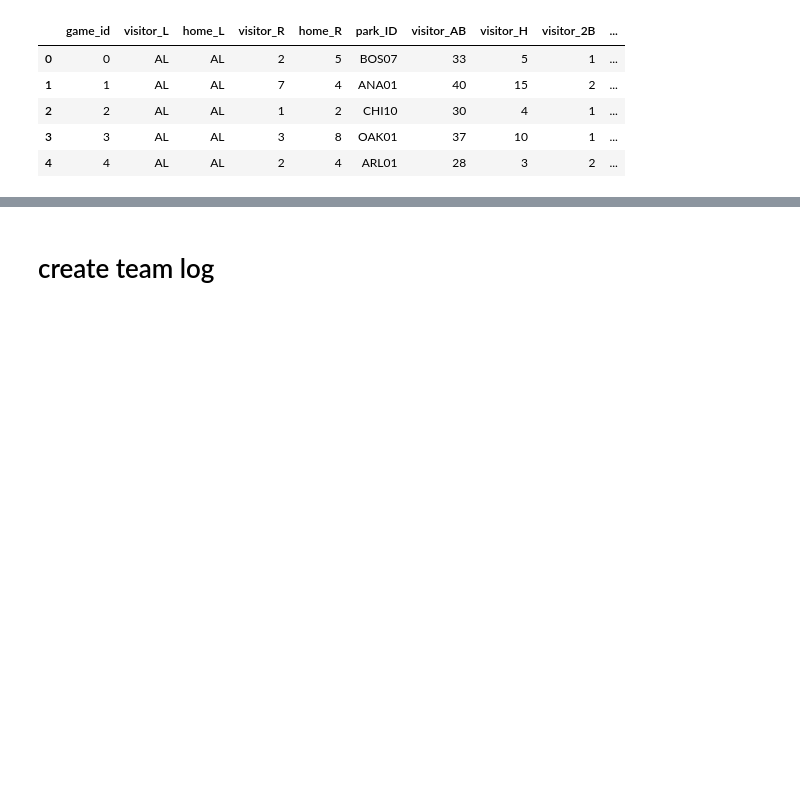
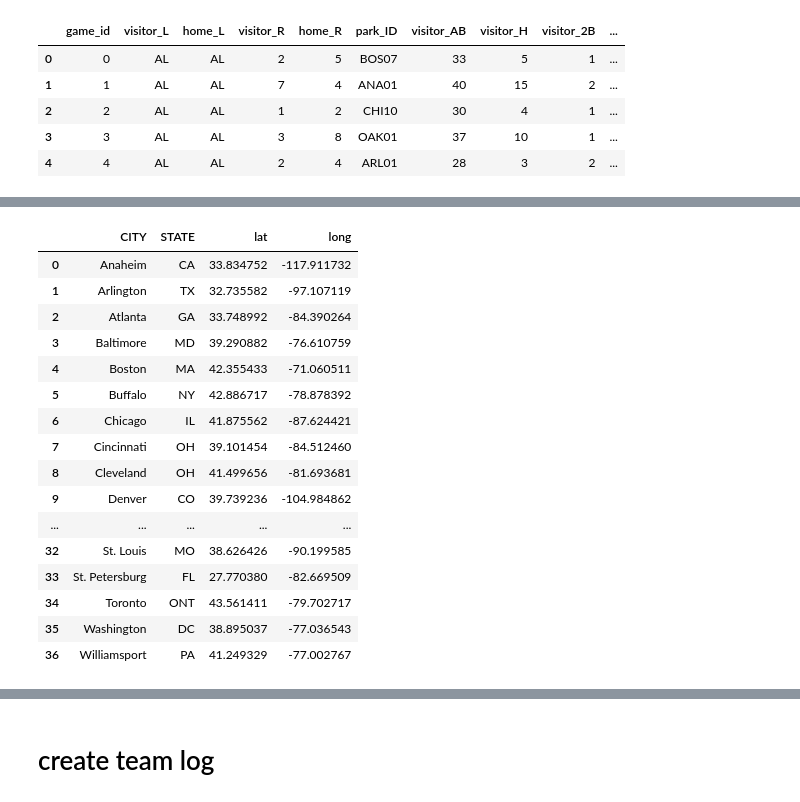
Before and after one commit to lanejere5/mlb, a Jupyter notebook: elo/features.ipynb, the cells around one changed output, grey strips where cells are left out. Drawn from its saved outputs; the diff is of its cells as text; code cells hidden in the pictures; blank space fills up the shorter version.

```diff
--- a/elo/features.ipynb
+++ b/elo/features.ipynb
@@ -220,0 +238,7 @@ parkcode.txt        100%[===================>]  20.22K  --.-KB/s    in 0.02s
+# %%
+# some parks have the same location (city, state)
+# let's use unique city, state pairs to get geolocation data
+# because this is rate limited and slow
+
+locations = parkcode[['CITY', 'STATE']].drop_duplicates()
+len(locations)
@@ -220,0 +253,36 @@ parkcode.txt        100%[===================>]  20.22K  --.-KB/s    in 0.02s
+# %%
+# get latitude and longitude of parks
+from geopy.geocoders import Nominatim
+import time
+
+geolocator = Nominatim(user_agent="mlb_postseason_dash")
+
+lat_long = []
+
+for i, r in locations.iterrows():
+    location_name = r['CITY'] + ", " + r['STATE']
+    location = geolocator.geocode(location_name)
+    lat_long.append((r['CITY'], r['STATE'], location.latitude, location.longitude))
+    time.sleep(2) # avoid getting rate limited by openstreetmap
+
+lat_long_df = pd.DataFrame(data=lat_long, columns=['CITY', 'STATE', 'lat', 'long'])
+# %%
+lat_long_df
+# %% [output]
+|  | CITY | STATE | lat | long |
+| 0 | Anaheim | CA | 33.834752 | -117.911732 |
+| 1 | Arlington | TX | 32.735582 | -97.107119 |
+| 2 | Atlanta | GA | 33.748992 | -84.390264 |
+| 3 | Baltimore | MD | 39.290882 | -76.610759 |
+| 4 | Boston | MA | 42.355433 | -71.060511 |
+| 5 | Buffalo | NY | 42.886717 | -78.878392 |
+| 6 | Chicago | IL | 41.875562 | -87.624421 |
+| 7 | Cincinnati | OH | 39.101454 | -84.512460 |
+| 8 | Cleveland | OH | 41.499656 | -81.693681 |
+| 9 | Denver | CO | 39.739236 | -104.984862 |
+| ... | ... | ... | ... | ... |
+| 32 | St. Louis | MO | 38.626426 | -90.199585 |
+| 33 | St. Petersburg | FL | 27.770380 | -82.669509 |
+| 34 | Toronto | ONT | 43.561411 | -79.702717 |
+| 35 | Washington | DC | 38.895037 | -77.036543 |
+| 36 | Williamsport | PA | 41.249329 | -77.002767 |
```
Also changed, not shown: parts of 15 cells of this notebook.
